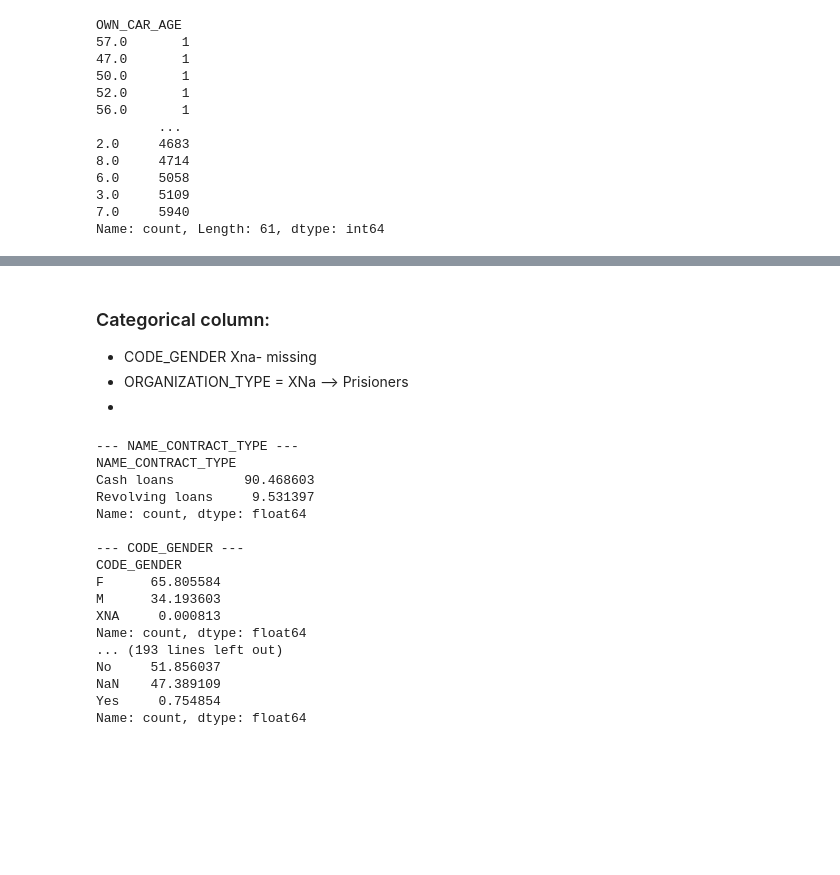
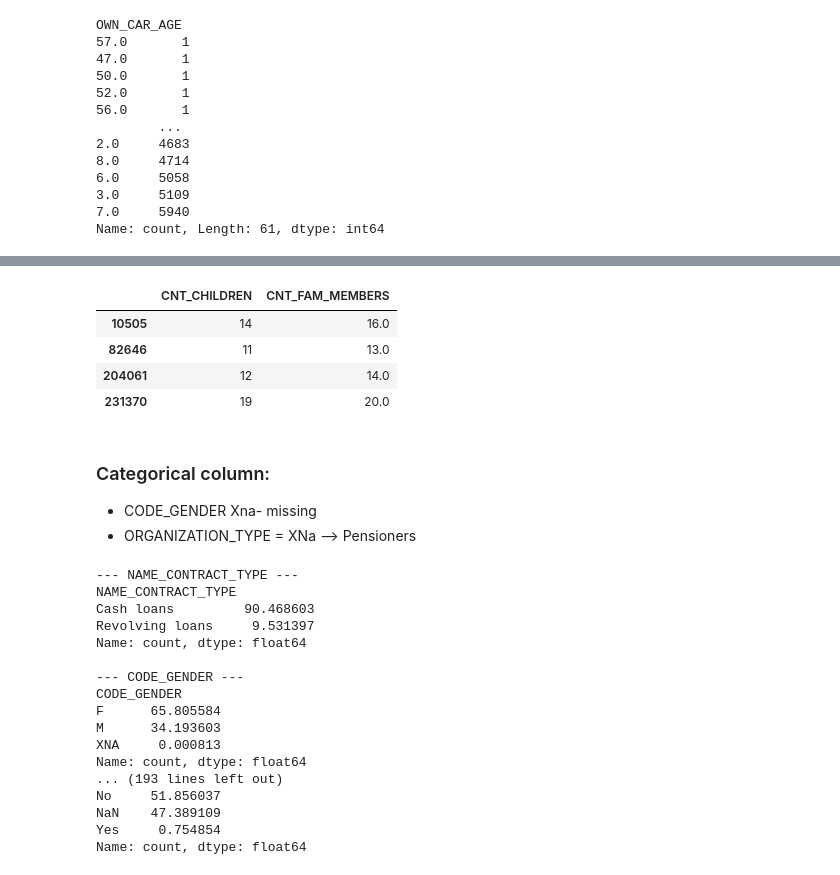
Before and after one commit to kanikasure/loan-default-risk, a Jupyter notebook: notebooks/03_eda.ipynb, the cells around one changed output, grey strips where cells are left out. Drawn from its saved outputs; the diff is of its cells as text; code cells hidden in the pictures; blank space fills up the shorter version.

```diff
--- a/notebooks/03_eda.ipynb
+++ b/notebooks/03_eda.ipynb
@@ -331,8 +428,15 @@ Name: count, Length: 61, dtype: int64
+# %%
+df[df['CNT_CHILDREN']>10].loc[:, ['CNT_CHILDREN', 'CNT_FAM_MEMBERS']]
+# %% [output]
+|  | CNT_CHILDREN | CNT_FAM_MEMBERS |
+| 10505 | 14 | 16.0 |
+| 82646 | 11 | 13.0 |
+| 204061 | 12 | 14.0 |
+| 231370 | 19 | 20.0 |
 # %% [markdown]
 ### Categorical column:
 - CODE_GENDER Xna- missing
-- ORGANIZATION_TYPE = XNa --> Prisioners
--
+- ORGANIZATION_TYPE = XNa --> Pensioners
 # %%
 #Loop over the str columns and print value_counts() for each- percentaage
 str_cols = df.select_dtypes(include="str").columns
```
Also changed, not shown: parts of 10 cells of this notebook, 3 other files.
